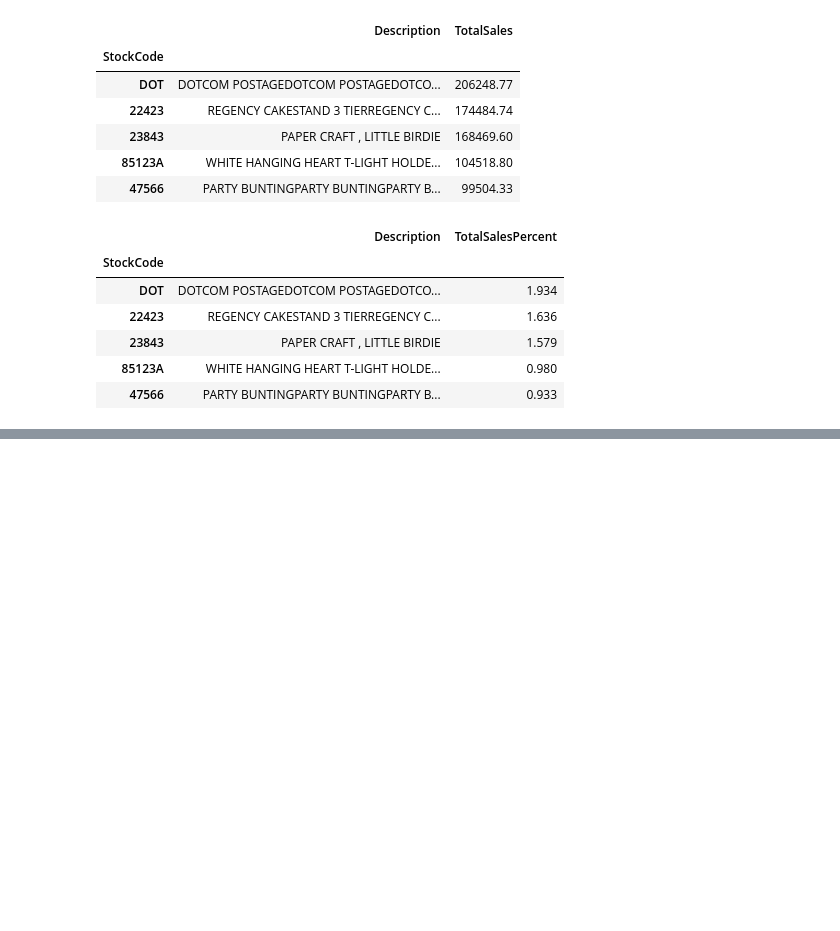
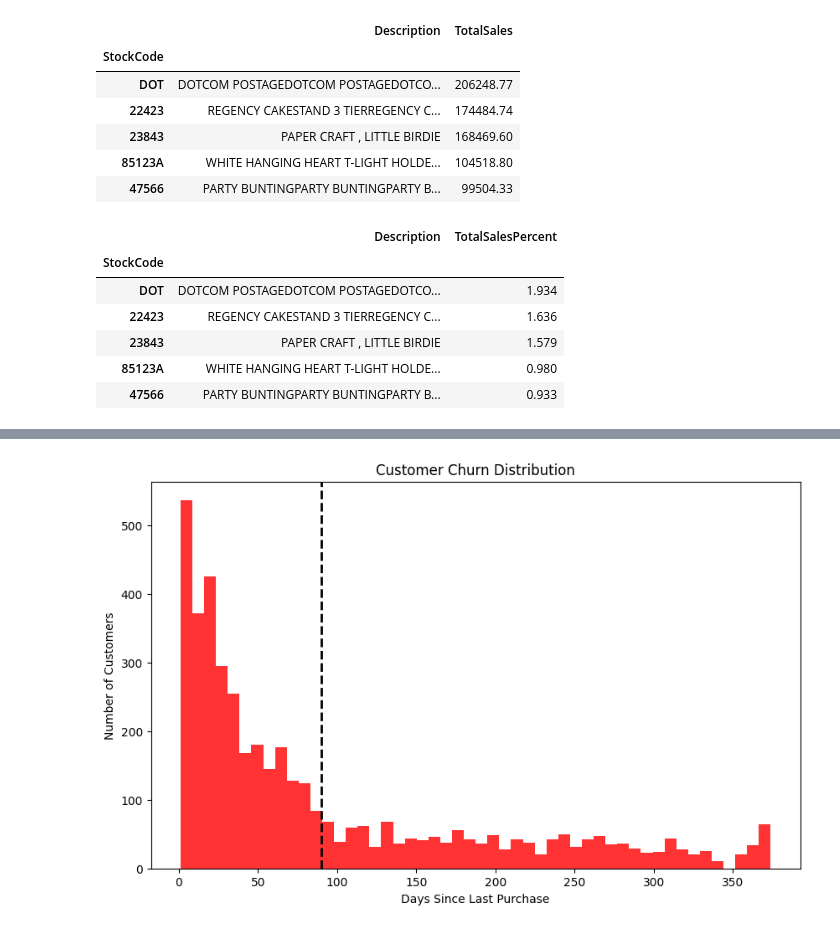
Before and after one commit to AnaghMiglani/Online-Retail-EDA, a Jupyter notebook: Online_Retail_EDA.ipynb, the cells around one changed output, grey strips where cells are left out. Drawn from its saved outputs; the diff is of its cells as text; code cells hidden in the pictures; blank space fills up the shorter version.

Commit message:
Customer Segregation and Churn analysis

```diff
--- a/Online_Retail_EDA.ipynb
+++ b/Online_Retail_EDA.ipynb
@@ -403,0 +415,10 @@ product_sales_percent.head()
+# %%
+rfm=df2.groupby("CustomerID").agg(
+    {
+        "InvoiceDate":lambda idx: (curr_date-idx.max().date()).days,
+        "InvoiceNo":"count",
+        "TotalSales":"sum"
+    }
+)
+rfm.columns = ["Recency","Frequency","Monetary"]
+rfm.head()
@@ -403,0 +445,4 @@ product_sales_percent.head()
+# %%
+rfm["R_score"]=pd.qcut(rfm["Recency"],4,labels=[4,3,2,1])
+rfm["F_score"]=pd.qcut(rfm["Frequency"],4,labels=[1,2,3,4])
+rfm["M_score"]=pd.qcut(rfm["Monetary"],4,labels=[1,2,3,4])
@@ -403,0 +480,3 @@ product_sales_percent.head()
+# %%
+rfm["RFM_score"]=rfm[["R_score","F_score","M_score"]].astype(int).sum(axis=1)
+rfm.head()
@@ -403,0 +510,4 @@ product_sales_percent.head()
+# %%
+churn_thresh=90
+churn_df=rfm[rfm["Recency"]>churn_thresh]
+churn_df.min()
@@ -403,0 +541,10 @@ product_sales_percent.head()
+# %%
+plt.figure(figsize=(10, 6))
+plt.hist(rfm["Recency"],bins=50,color="red",alpha=0.8)
+plt.axvline(churn_thresh, color='black', linestyle='--', linewidth=2)
+plt.title('Customer Churn Distribution')
+plt.xlabel('Days Since Last Purchase')
+plt.ylabel('Number of Customers')
+plt.show()
+# %% [output]
+[figure, added]
```
Also changed, not shown: parts of 20 cells of this notebook.
